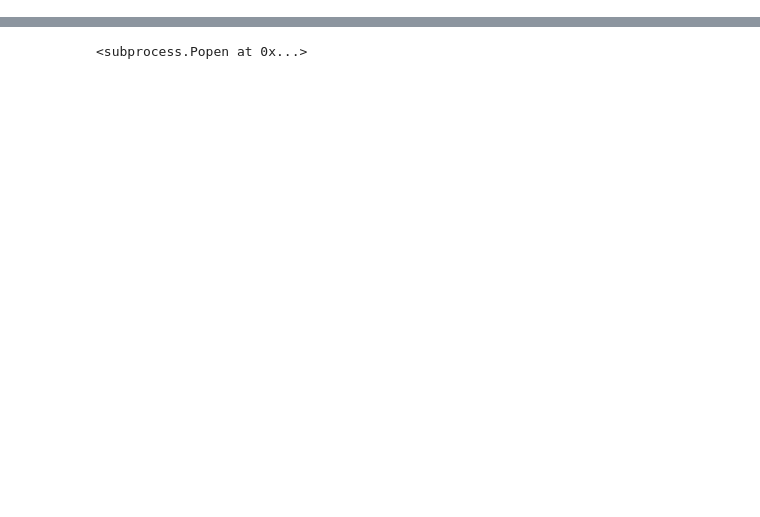
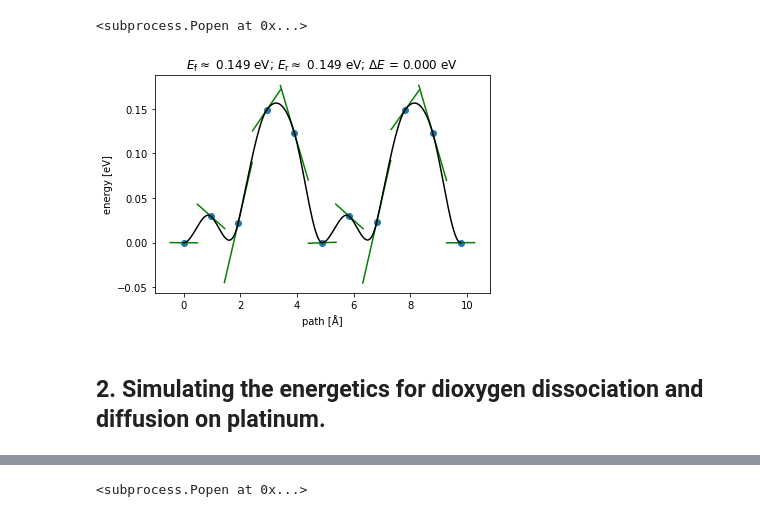
Before and after one commit to cpaolucc/tutorial, a Jupyter notebook: Girls_Hoo_Code_Tutorial.ipynb, the cells around one changed output, grey strips where cells are left out. Drawn from its saved outputs; the diff is of its cells as text; code cells hidden in the pictures; blank space fills up the shorter version.

```diff
--- a/Girls_Hoo_Code_Tutorial.ipynb
+++ b/Girls_Hoo_Code_Tutorial.ipynb
@@ -123 +131,31 @@ BFGS:   17 12:31:27       10.161439        0.0100
 True
+# %%
+#The code below will take our simulation results and allow us to
+# visualize them
+import matplotlib.pyplot as plt
+from ase.neb import NEBTools
+from ase.io import read
+
+images = read('O_diffusion.traj@-11:')
+
+nebtools = NEBTools(images)
+
+# Get the calculated barriers and the energy change of the reaction.
+Ef, dE = nebtools.get_barrier()
+
+# Get the barriers without any interpolation between highest images.
+Ef, dE = nebtools.get_barrier(fit=False)
+
+# Get the actual maximum force at this point in the simulation.
+max_force = nebtools.get_fmax()
+
+# Create a figure.
+fig = nebtools.plot_band()
+fig.savefig('diffusion-barrier.png')
+
+view(images)
+# %% [output]
+<subprocess.Popen at 0x...>
+[figure, added]
+# %% [markdown]
+## 2. Simulating the energetics for dioxygen dissociation and diffusion on platinum.
```
Also changed, not shown: parts of 18 cells of this notebook.
